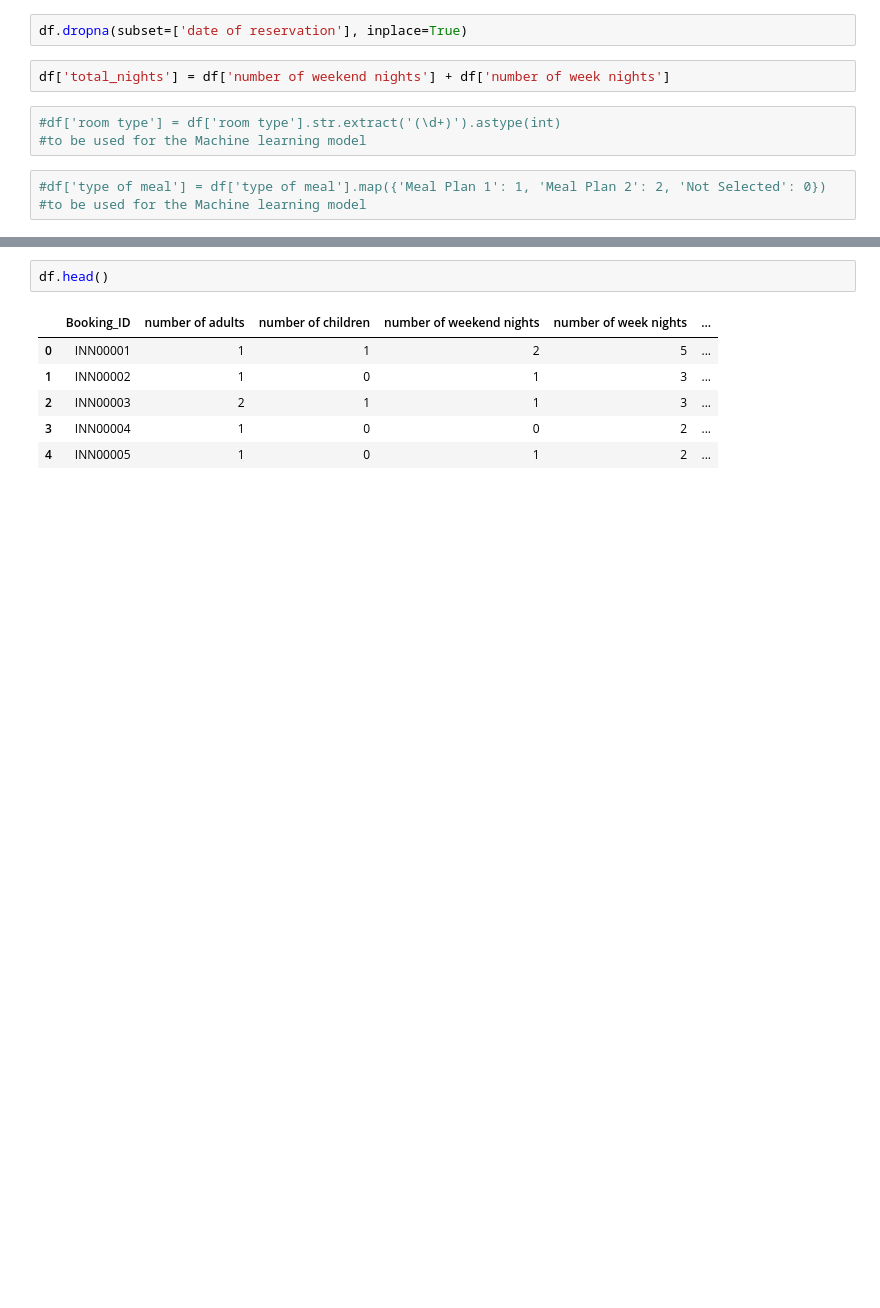
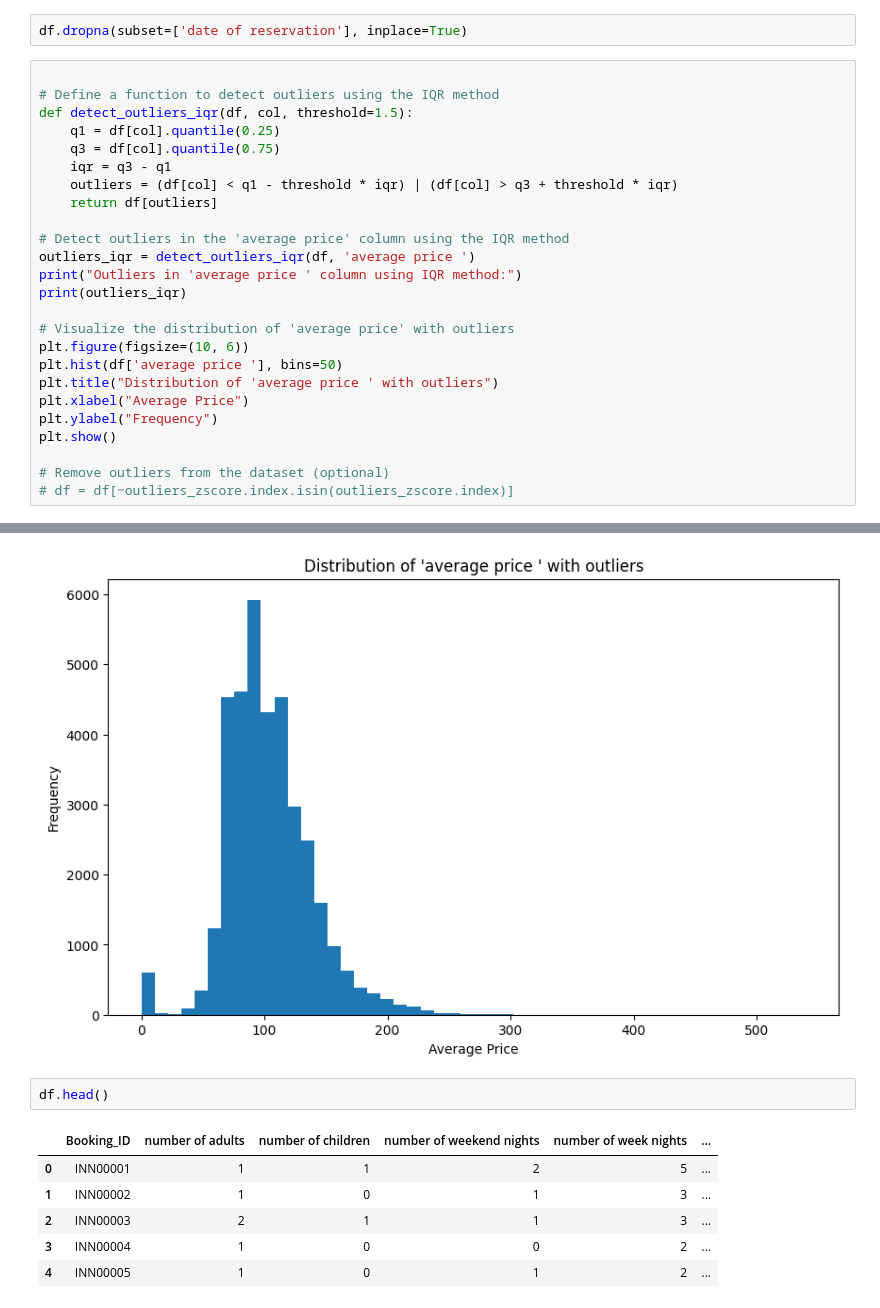
Before and after one commit to mohamed682004/Cellula_Hotel, a Jupyter notebook: Cell Hotel.ipynb, the cells around one changed output, grey strips where cells are left out. Cells and saved outputs as stored; diff of their text form; blank space fills up the shorter version.

```diff
--- a/Cell Hotel.ipynb
+++ b/Cell Hotel.ipynb
@@ -73,10 +79,28 @@ dtype: int64
 # %%
 df.dropna(subset=['date of reservation'], inplace=True)
-# %%
-df['total_nights'] = df['number of weekend nights'] + df['number of week nights']
-# %%
-#df['room type'] = df['room type'].str.extract('(\d+)').astype(int)
-#to be used for the Machine learning model
-# %%
-#df['type of meal'] = df['type of meal'].map({'Meal Plan 1': 1, 'Meal Plan 2': 2, 'Not Selected': 0})
-#to be used for the Machine learning model
+# %%
+
+# Define a function to detect outliers using the IQR method
+def detect_outliers_iqr(df, col, threshold=1.5):
+    q1 = df[col].quantile(0.25)
+    q3 = df[col].quantile(0.75)
+    iqr = q3 - q1
+    outliers = (df[col] < q1 - threshold * iqr) | (df[col] > q3 + threshold * iqr)
+    return df[outliers]
+
+# Detect outliers in the 'average price' column using the IQR method
+outliers_iqr = detect_outliers_iqr(df, 'average price ')
+print("Outliers in 'average price ' column using IQR method:")
+print(outliers_iqr)
+
+# Visualize the distribution of 'average price' with outliers
+plt.figure(figsize=(10, 6))
+plt.hist(df['average price '], bins=50)
+plt.title("Distribution of 'average price ' with outliers")
+plt.xlabel("Average Price")
+plt.ylabel("Frequency")
+plt.show()
+
+# Remove outliers from the dataset (optional)
+# df = df[~outliers_zscore.index.isin(outliers_zscore.index)]
+# %% [output]
@@ -83,3 +124,4 @@ df['total_nights'] = df['number of weekend nights'] + df['number of week nights'
+[figure, added]
 # %%
 df.head()
 # %% [output]
```
Also changed, not shown: parts of 28 cells of this notebook.
